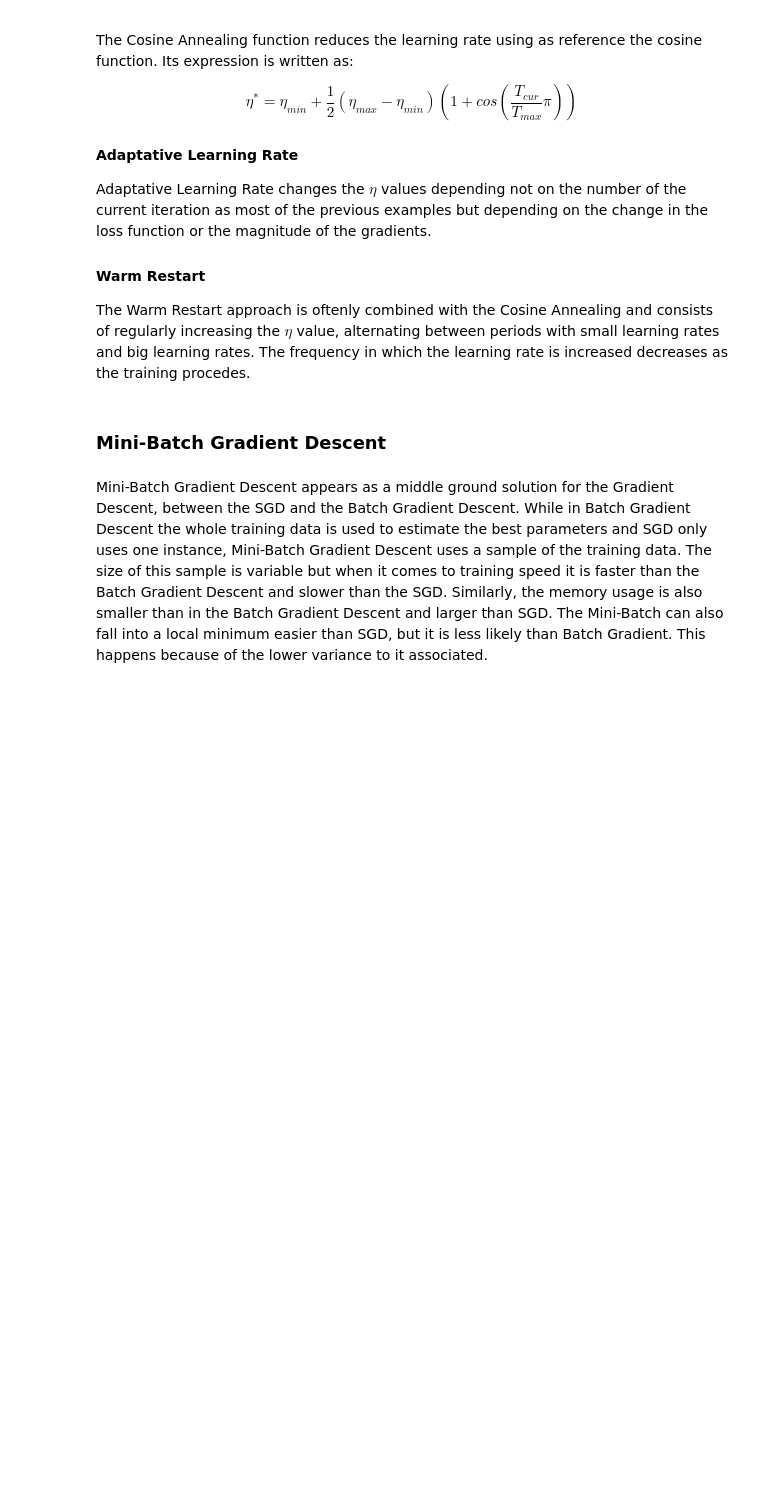
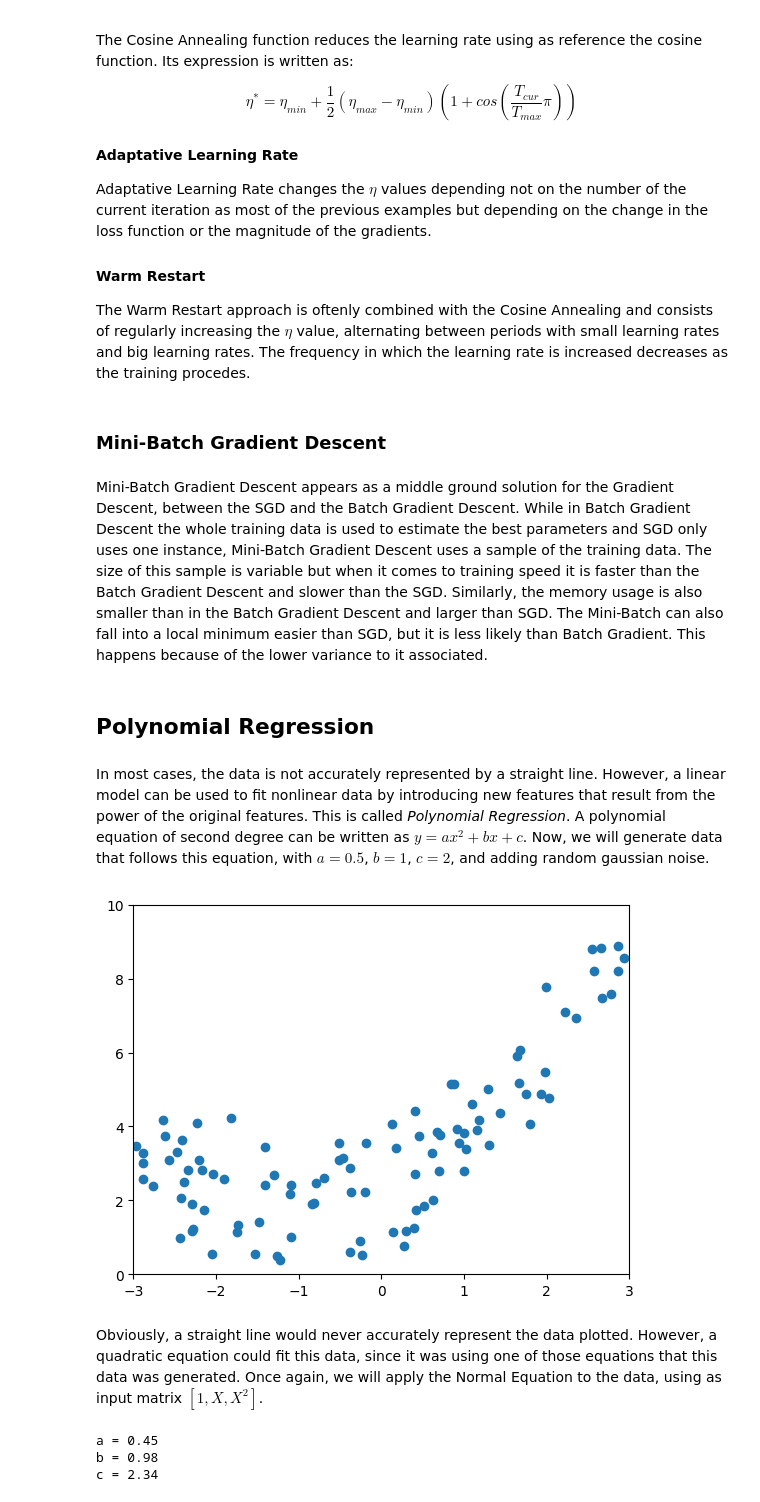
Before and after one commit to davidterroso/ML, a Jupyter notebook: regression.ipynb, the cells around one changed output. Cells and saved outputs as stored; diff of their text form; code cells hidden in the pictures; blank space fills up the shorter version.

Commit message:
polynomial regression

```diff
--- a/regression.ipynb
+++ b/regression.ipynb
@@ -279,3 +279,35 @@ The Warm Restart approach is oftenly combined with the Cosine Annealing and cons
 ### Mini-Batch Gradient Descent
 # %% [markdown]
 Mini-Batch Gradient Descent appears as a middle ground solution for the Gradient Descent, between the SGD and the Batch Gradient Descent. While in Batch Gradient Descent the whole training data is used to estimate the best parameters and SGD only uses one instance, Mini-Batch Gradient Descent uses a sample of the training data. The size of this sample is variable but when it comes to training speed it is faster than the Batch Gradient Descent and slower than the SGD. Similarly, the memory usage is also smaller than in the Batch Gradient Descent and larger than SGD. The Mini-Batch can also fall into a local minimum easier than SGD, but it is less likely than Batch Gradient. This happens because of the lower variance to it associated.
+# %% [markdown]
+## Polynomial Regression
+# %% [markdown]
+In most cases, the data is not accurately represented by a straight line. However, a linear model can be used to fit nonlinear data by introducing new features that result from the power of the original features. This is called *Polynomial Regression*. A polynomial equation of second degree can be written as $y = ax^{2} + bx + c$. Now, we will generate data that follows this equation, with $a = 0.5$, $b = 1$, $c = 2$, and adding random gaussian noise.
+# %%
+import numpy as np
+import matplotlib.pyplot as plt
+
+np.random.seed(0)
+m = 100
+X = 6 * np.random.rand(m, 1) - 3
+y = 0.5 * X**2 + X + 2 + np.random.randn(m, 1)
+
+plt.axis([-3,3, 0,10])
+plt.scatter(X, y)
+plt.show()
+# %% [output]
+[figure, added]
+# %% [markdown]
+Obviously, a straight line would never accurately represent the data plotted. However, a quadratic equation could fit this data, since it was using one of those equations that this data was generated. Once again, we will apply the Normal Equation to the data, using as input matrix $[1, X, X^{2}]$.
+# %%
+X_ = np.c_[np.ones((100, 1)), X, X**2]
+
+theta = np.linalg.inv(X_.T.dot(X_)).dot(X_.T).dot(y)
+
+print(f"a = {theta[2][0]:.2f}")
+print(f"b = {theta[1][0]:.2f}")
+print(f"c = {theta[0][0]:.2f}")
+# %% [output]
+a = 0.45
+b = 0.98
+c = 2.34
```
Also changed, not shown: parts of 3 cells of this notebook.
